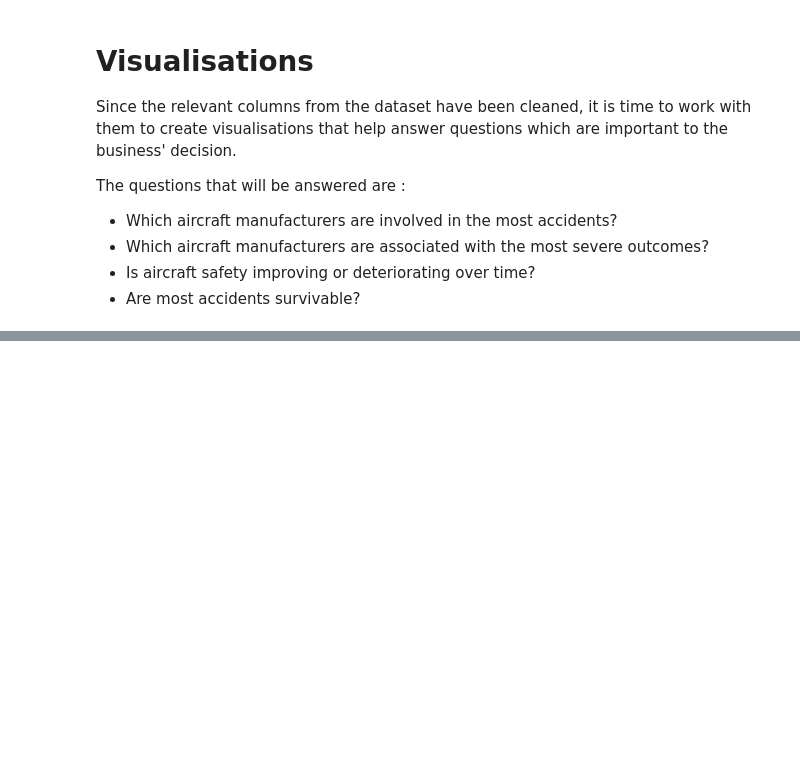
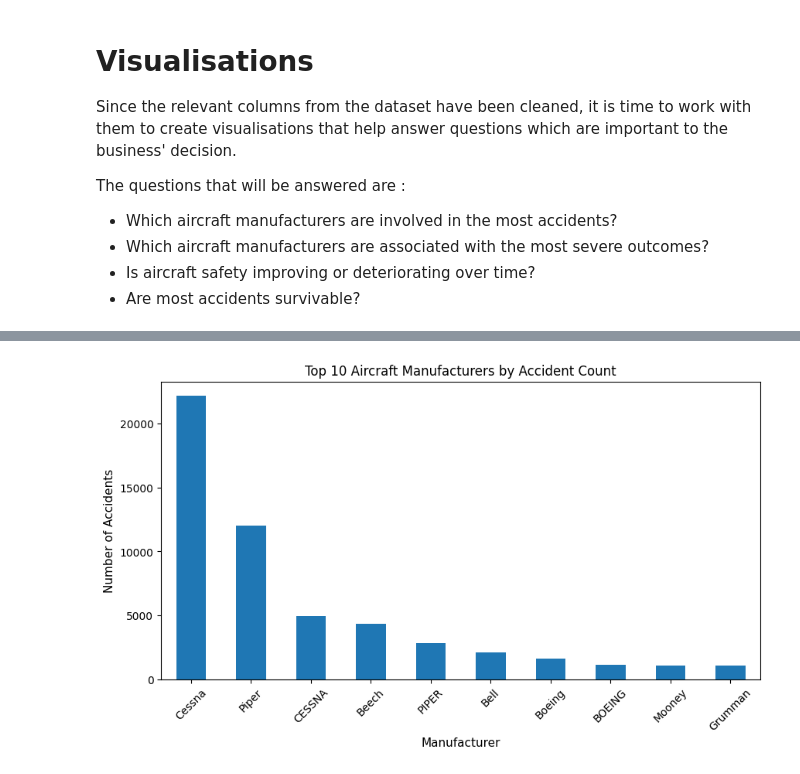
Before and after one commit to KoechCarl/Aviation-Analysis, a Jupyter notebook: Aviation_Analysis.ipynb, the cells around one changed output, grey strips where cells are left out. Saved outputs shown, nothing was run; the diff lists cells and outputs as text; code cells hidden in the pictures; blank space fills up the shorter version.

Commit message:
Add accident frequency by manufacturer visualisation

```diff
--- a/Aviation_Analysis.ipynb
+++ b/Aviation_Analysis.ipynb
@@ -191,0 +196,13 @@ import matplotlib.pyplot as plt
+# %%
+# Creating a series with manufacturers as labels and accident counts as values.
+top_makes = (aviation_df['Make'].value_counts().nlargest(10))
+
+# Plotting the visualisation
+top_makes.plot(kind='bar', figsize=(10, 5))
+plt.title('Top 10 Aircraft Manufacturers by Accident Count')
+plt.xlabel('Manufacturer',size = 11)
+plt.ylabel('Number of Accidents',size = 11)
+plt.xticks(rotation=45)
+plt.show()
+# %% [output]
+[figure, added]
```
Also changed, not shown: parts of 1 cell of this notebook.
